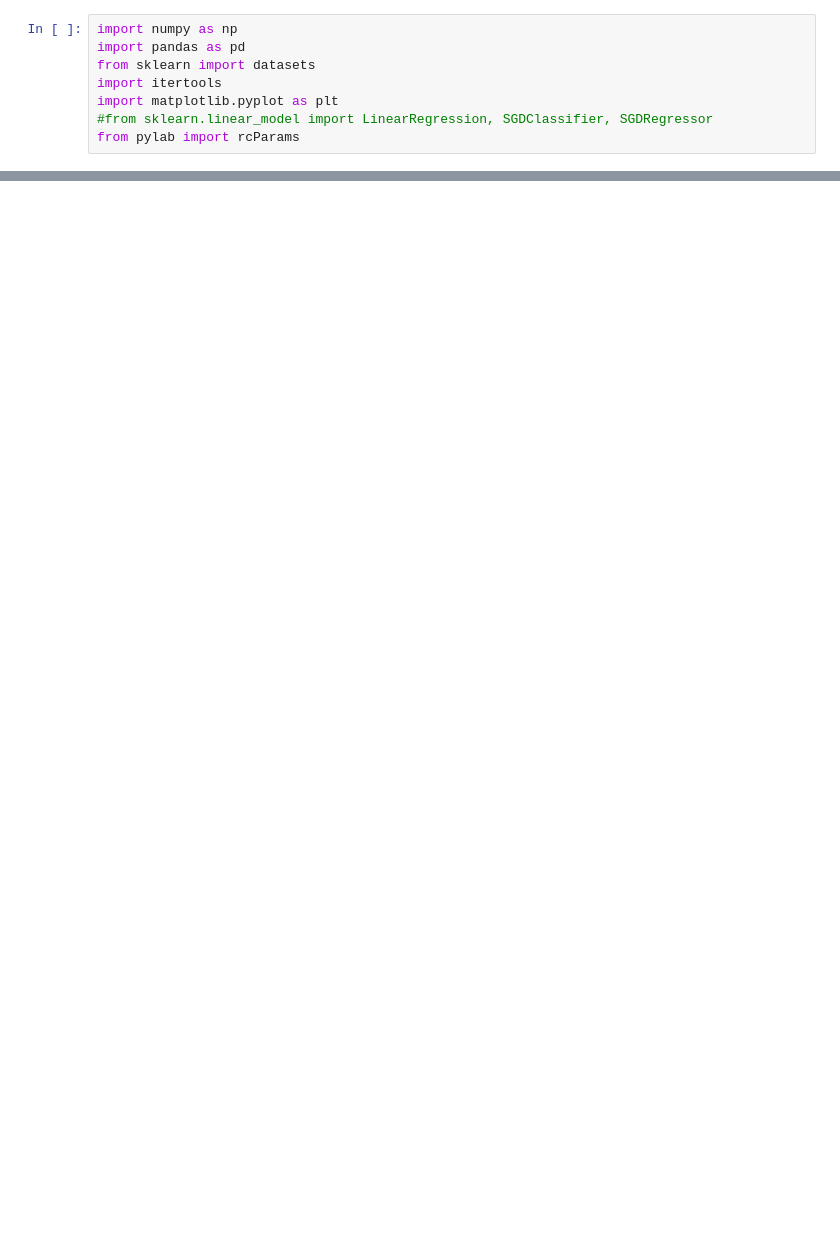
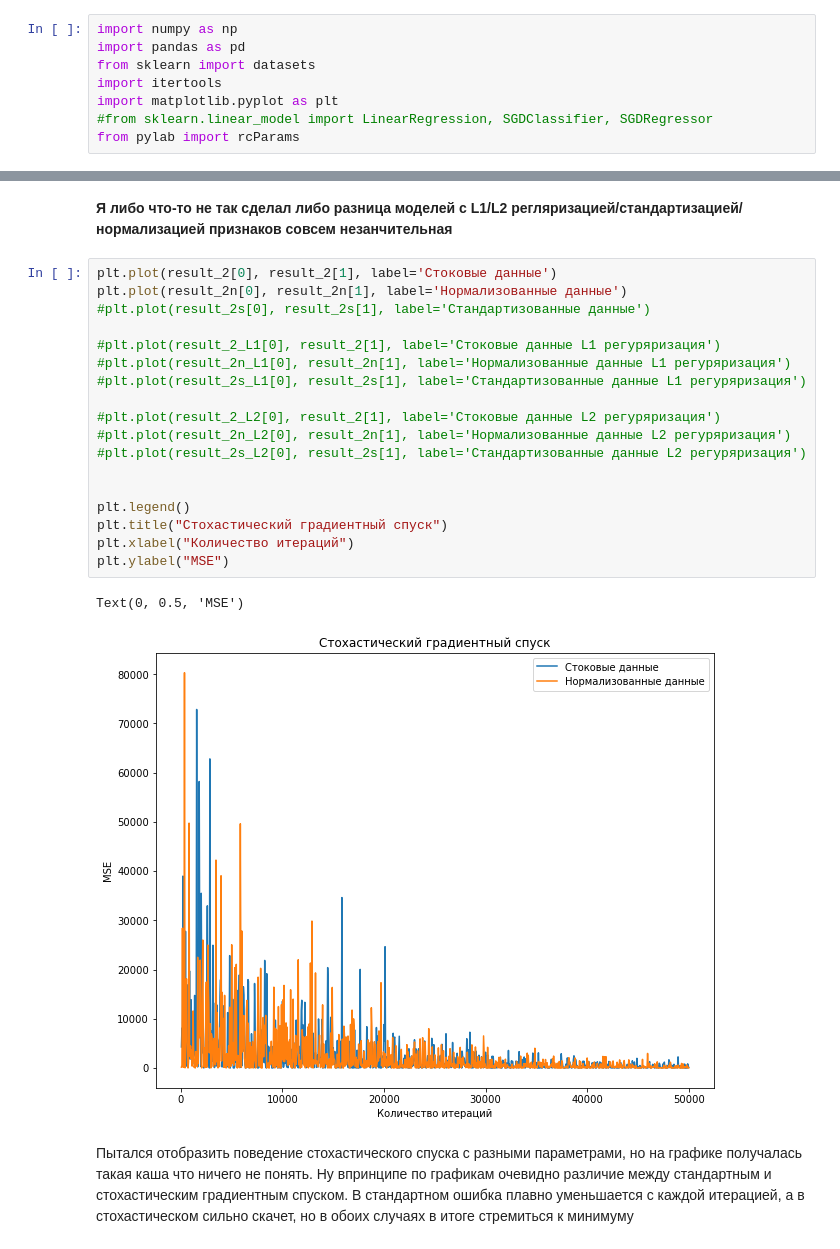
Before and after one commit to Ergney/Data-Science-study-projects, a Jupyter notebook: Untitled11.ipynb, the cells around one changed output, grey strips where cells are left out. Saved outputs shown, nothing was run; the diff lists cells and outputs as text; blank space fills up the shorter version.

```diff
--- a/Untitled11.ipynb
+++ b/Untitled11.ipynb
@@ -91,0 +193,25 @@ plt.show()
+# %% [markdown]
+<b>Я либо что-то не так сделал либо разница моделей с L1/L2 регляризацией/стандартизацией/нормализацией признаков совсем незанчительная</b>
+# %%
+plt.plot(result_2[0], result_2[1], label='Стоковые данные')
+plt.plot(result_2n[0], result_2n[1], label='Нормализованные данные')
+#plt.plot(result_2s[0], result_2s[1], label='Cтандартизованные данные')
+
+#plt.plot(result_2_L1[0], result_2[1], label='Стоковые данные L1 регуряризация')
+#plt.plot(result_2n_L1[0], result_2n[1], label='Нормализованные данные L1 регуряризация')
+#plt.plot(result_2s_L1[0], result_2s[1], label='Cтандартизованные данные L1 регуряризация')
+
+#plt.plot(result_2_L2[0], result_2[1], label='Стоковые данные L2 регуряризация')
+#plt.plot(result_2n_L2[0], result_2n[1], label='Нормализованные данные L2 регуряризация')
+#plt.plot(result_2s_L2[0], result_2s[1], label='Cтандартизованные данные L2 регуряризация')
+
+
+plt.legend()
+plt.title("Стохастический градиентный спуск")
+plt.xlabel("Количество итераций")
+plt.ylabel("MSE")
+# %% [output]
+Text(0, 0.5, 'MSE')
+[figure, added]
+# %% [markdown]
+Пытался отобразить поведение стохастического спуска с разными параметрами, но на графике получалась такая каша что ничего не понять. Ну впринципе по графикам очевидно различие между стандартным и стохастическим градиентным спуском. В стандартном ошибка плавно уменьшается с каждой итерацией, а в стохастическом сильно скачет, но в обоих случаях в итоге стремиться к минимуму
```
Also changed, not shown: parts of 13 cells of this notebook.
